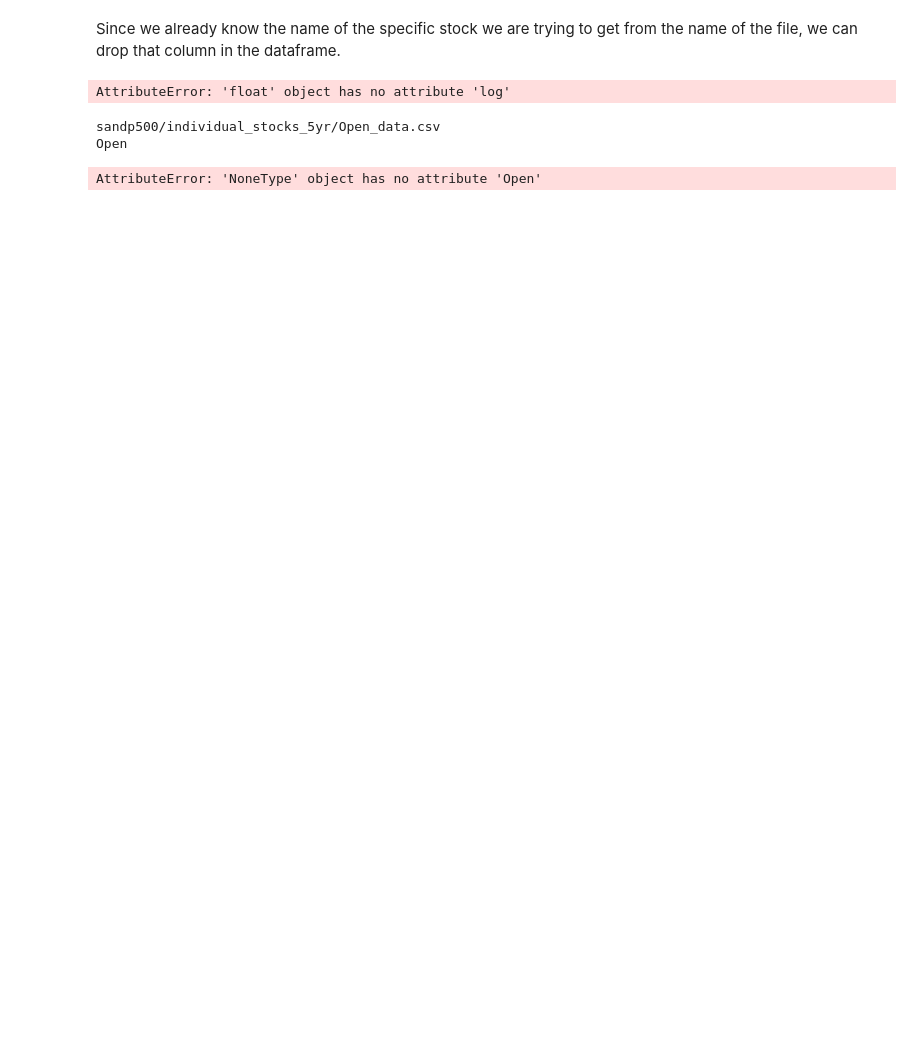
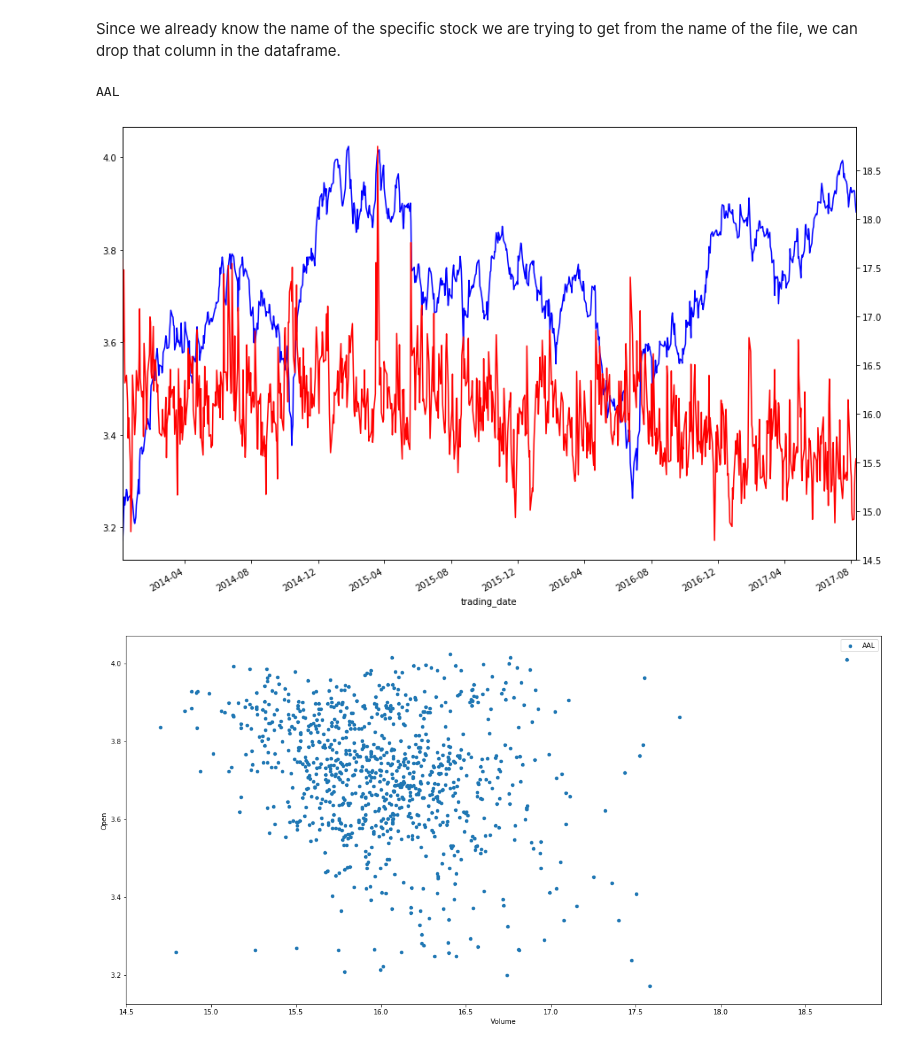
Before and after one commit to kwrjcr/machinelearningnanodegreecapstone, a Jupyter notebook: UdacityMachineLearningNanodegreeCapstoneProject-Copy2.ipynb, the cells around one changed output. Cells and saved outputs as stored; diff of their text form; code cells hidden in the pictures; blank space fills up the shorter version.

Commit message:
feat:
Fixed the get_preprocessed_data and the plotting_stocks functions to work better with the log normalization

```diff
--- a/UdacityMachineLearningNanodegreeCapstoneProject-Copy2.ipynb
+++ b/UdacityMachineLearningNanodegreeCapstoneProject-Copy2.ipynb
@@ -16,3 +15,0 @@ Get the data.
-# %%
-directory = 'sandp500/individual_stocks_5yr'
-dir_listing = listdir(directory)
@@ -31,4 +16,2 @@ AAL
-# %%
-csv_file = '{}/{}_data.csv'.format(directory, symbols_list[0])
 # %% [markdown]
 Since we already know the name of the specific stock we are trying to get from the name of the file, we can drop that column in the dataframe.
@@ -43,21 +18,17 @@ dataset.set_index(['trading_date'], inplace=True)
-# %%
-dataset
-log_dataset = np.log(dataset)
-log_dataset
-# %% [output]
-AttributeError: 'float' object has no attribute 'log'
+# %%
+def getting_preprocessed_data(symbol):
+        csv_file = '{}/{}_data.csv'.format(directory, symbol)
+        df = pd.read_csv(csv_file)
+        df = df.assign(trading_date = pd.to_datetime(df['Date']))
+        df = df.drop('Name', 1)
+        df = df.drop('Date', 1)
+        df.set_index(['trading_date'], inplace=True)
+        df = np.log(df)
+        #below was found at https://stackoverflow.com/questions/29314033/python-pandas-dataframe-remove-empty-cells
+        df['Open'].replace('', np.nan, inplace=True)
+        df.dropna(subset=['Open'], inplace=True)
+        return df
 # %%
-def getting_preprocessed_data(symbol):
-        csv_file = '{}/{}_data.csv'.format(directory, symbol)
-        print(csv_file)
-        #df = pd.read_csv(csv_file)
-        #df = df.drop('Name', 1)
-        #df.set_index('Date', inplace=True)
-        # below was found at https://stackoverflow.com/questions/29314033/python-pandas-dataframe-remove-empty-cells
-        #df['Open'].replace('', np.nan, inplace=True)
-        #df.dropna(subset=['Open'], inplace=True)
-        #return df
-
 def plotting_stocks(symbols_list, amount_of_stocks=0):
     if amount_of_stocks == 0:
         amount_of_stocks = len(symbols_list)
@@ -83,21 +54,18 @@ def plotting_stocks(symbols_list, amount_of_stocks=0):
         #Below is the rate of change (momentum) for the specific stock.
         df_preprocessed = df_preprocessed.assign(Rate_of_Change = (np.divide(df_preprocessed.Close, df_preprocessed.Open) - 1) * 100)
 
-        #df.plot.scatter(x='Open', y='Volume', label="AAL")
-        log_df = np.log(df)
-        log_df_preprocessed = np.log(df_preprocessed)
-        log_df_preprocessed.plot.scatter(x='Volume', y='Open', label="AAL", figsize=(20,10))
+        df_preprocessed.plot.scatter(x='Volume', y='Open', label="AAL", figsize=(20,10))
         plt.show()
-        log_df_preprocessed.plot.scatter(x='Open', y='Sharpe_Ratio', label="Sharpe Ratio Open", figsize=(20,10))
+        df_preprocessed.plot.scatter(x='Open', y='Sharpe_Ratio', label="Sharpe Ratio Open", figsize=(20,10))
         plt.show()
-        log_df_preprocessed.plot.scatter(x='Volume',y='Sharpe_Ratio', label="Sharpe Ratio Volume", figsize=(20,10), use_index=True)
+        df_preprocessed.plot.scatter(x='Volume',y='Sharpe_Ratio', label="Sharpe Ratio Volume", figsize=(20,10), use_index=True)
         plt.show()
-        log_df_preprocessed.plot.scatter(x='Volume',y='Close', label="Volume Close", figsize=(20,10), use_index=True)
+        df_preprocessed.plot.scatter(x='Volume',y='Close', label="Volume Close", figsize=(20,10), use_index=True)
         plt.show()
 # %%
 # printing out the first four stocks to get an idea of how each stock is individually represented.
-plotting_stocks(log_dataset, 1)
+plotting_stocks(symbols_list, 1)
 # %% [output]
-sandp500/individual_stocks_5yr/Open_data.csv
-Open
+AAL
-AttributeError: 'NoneType' object has no attribute 'Open'
+[figure, added]
+[figure, added]
```
Also changed, not shown: parts of 13 cells of this notebook.
